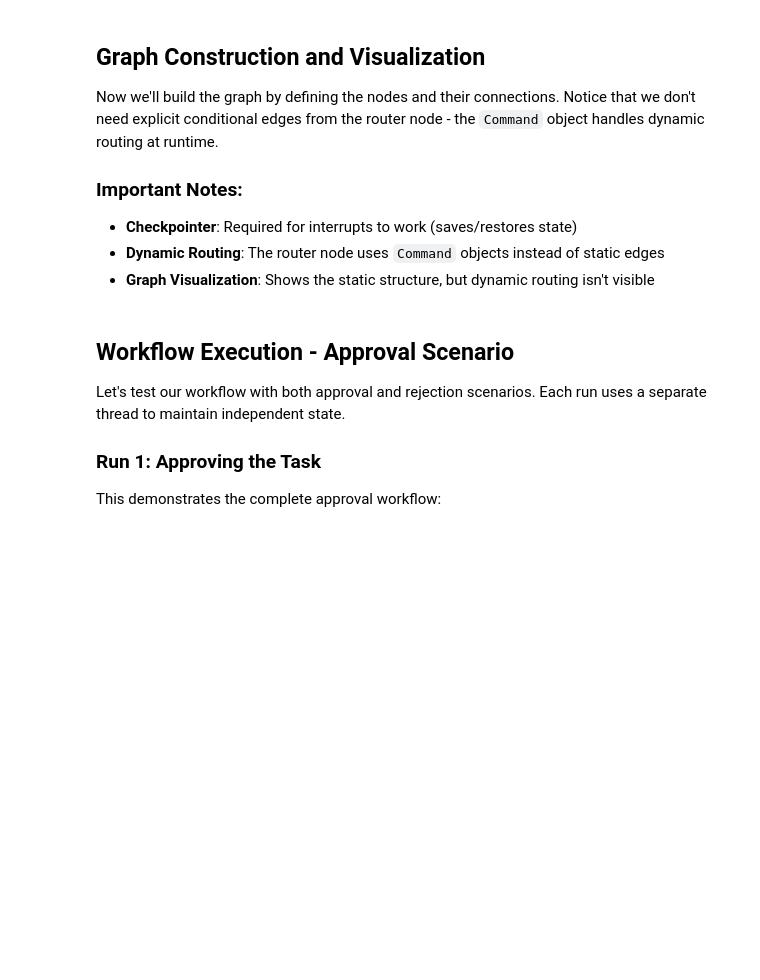
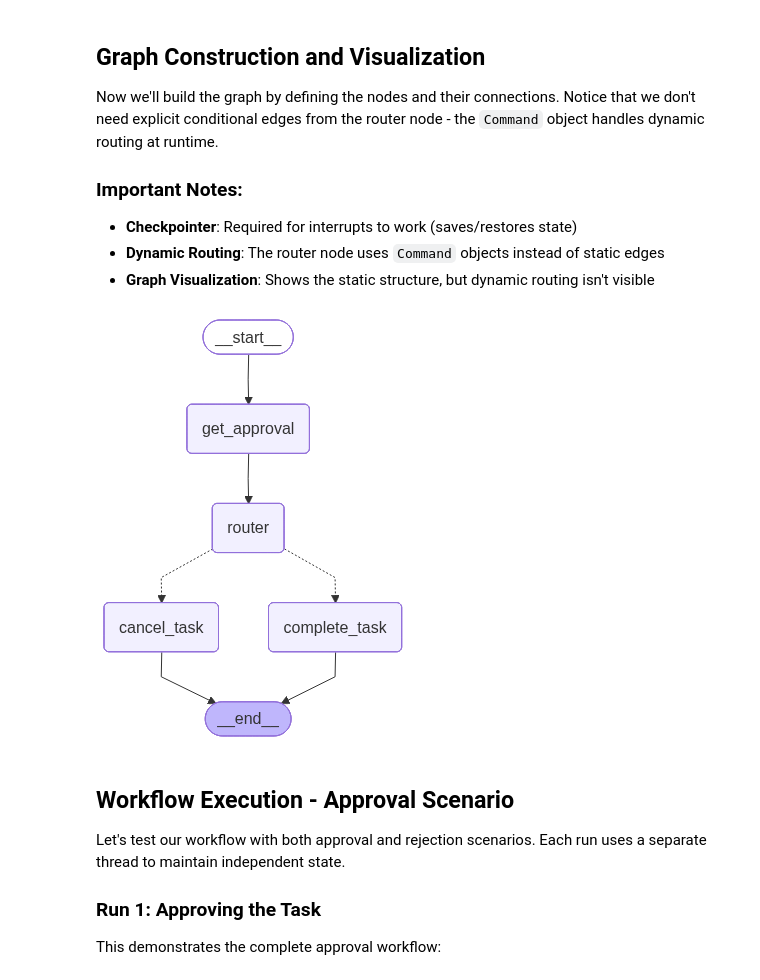
Before and after one commit to JustCodeIt7/LangGraph_101, a Jupyter notebook: 02-Agents/15-Human_in_the_Loop/16-Interrupts_Command.ipynb, the cells around one changed output. Saved outputs shown, nothing was run; the diff lists cells and outputs as text; code cells hidden in the pictures; blank space fills up the shorter version.

Commit message:
Implement code changes to enhance functionality and improve performance

```diff
--- a/02-Agents/15-Human_in_the_Loop/16-Interrupts_Command.ipynb
+++ b/02-Agents/15-Human_in_the_Loop/16-Interrupts_Command.ipynb
@@ -113,34 +113,40 @@ memory = InMemorySaver()
 # Create the graph builder.
 builder = StateGraph(WorkflowState)
 
 # Add the functions as nodes to the graph.
 builder.add_node('get_approval', get_approval)
 builder.add_node('router', router)
 builder.add_node('complete_task', complete_task)
 builder.add_node('cancel_task', cancel_task)
 
 # Define the graph's structure (its edges).
 builder.add_edge(START, 'get_approval')
 builder.add_edge('get_approval', 'router')
-
+builder.add_conditional_edges(
+    'router',
+    router,  # Your router function, which would return the next node name as a string (e.g., 'complete_task' or 'cancel_task')
+    {'complete_task': 'complete_task', 'cancel_task': 'cancel_task'}  # Map of possible returns to nodes
+)
 # NOTE: We do NOT need to add conditional edges from the 'router' node.
 # The 'Command' object returned by the router handles the routing dynamically.
 
 builder.add_edge('complete_task', END)
 builder.add_edge('cancel_task', END)
 
 # Compile the graph, enabling the checkpointer.
 graph = builder.compile(checkpointer=memory)
 
 # The complete_task and cancel_task nodes appear disconnected in the visualization because their connection to the graph is dynamic, not static. The routing decision is made at runtime by the router node using the Command object.
 
 # You can visualize the graph structure.
 # Notice the router doesn't have explicit paths leading out of it.
 try:
     display(Image(graph.get_graph().draw_mermaid_png()))
     # print(graph.get_graph().draw_mermaid())
 except Exception as e:
     print(f'Could not display graph: {e}')
+# %% [output]
+[figure, added]
 # %% [markdown]
 ## Workflow Execution - Approval Scenario
 
```
Also changed, not shown: parts of 2 cells of this notebook, 1 other file.
